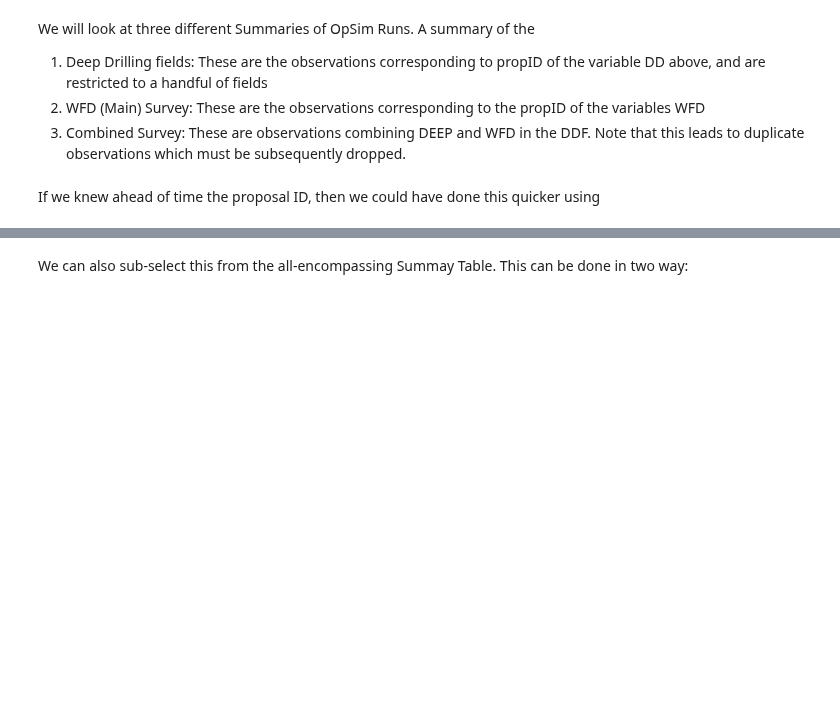
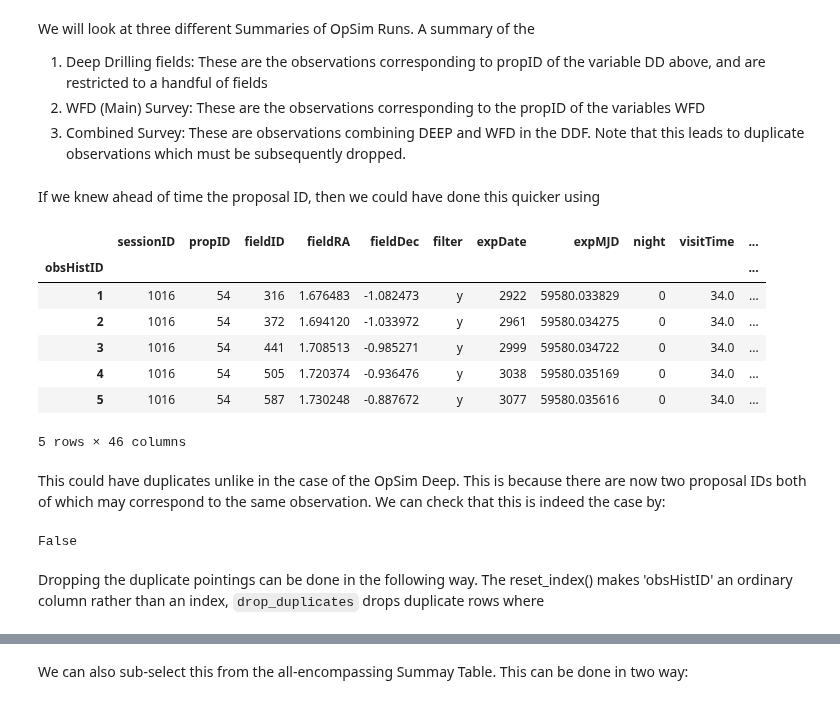
Before and after one commit to LSSTDESC/OpSimSummary, a Jupyter notebook: example/ExploringOpSimOutputs.ipynb, the cells around one changed output, grey strips where cells are left out. Saved outputs shown, nothing was run; the diff lists cells and outputs as text; code cells hidden in the pictures; blank space fills up the shorter version.

```diff
--- a/example/ExploringOpSimOutputs.ipynb
+++ b/example/ExploringOpSimOutputs.ipynb
@@ -69,5 +87,24 @@ We will look at three different Summaries of OpSim Runs. A summary of the
 If we knew ahead of time the proposal ID, then we could have done this quicker using
 # %%
 OpSim_combined = pd.read_sql_query('SELECT * FROM SUMMARY WHERE PROPID in ({0}, {1})'.format(DD, WFD), engine, index_col='obsHistID')
+# %%
+OpSim_combined.head()
+# %% [output]
+|  | sessionID | propID | fieldID | fieldRA | fieldDec | filter | expDate | expMJD | night | visitTime | ... |
+| obsHistID |  |  |  |  |  |  |  |  |  |  | ... |
+| 1 | 1016 | 54 | 316 | 1.676483 | -1.082473 | y | 2922 | 59580.033829 | 0 | 34.0 | ... |
+| 2 | 1016 | 54 | 372 | 1.694120 | -1.033972 | y | 2961 | 59580.034275 | 0 | 34.0 | ... |
+| 3 | 1016 | 54 | 441 | 1.708513 | -0.985271 | y | 2999 | 59580.034722 | 0 | 34.0 | ... |
+| 4 | 1016 | 54 | 505 | 1.720374 | -0.936476 | y | 3038 | 59580.035169 | 0 | 34.0 | ... |
+| 5 | 1016 | 54 | 587 | 1.730248 | -0.887672 | y | 3077 | 59580.035616 | 0 | 34.0 | ... |
+5 rows × 46 columns
+# %% [markdown]
+This could have duplicates unlike in the case of the OpSim Deep. This is because there are now two proposal IDs both of which may correspond to the same observation. We can check that this is indeed the case by:
+# %%
+len(OpSim_combined) == len(OpSim_combined.index.unique())
+# %% [output]
+False
+# %% [markdown]
+Dropping the duplicate pointings can be done in the following way. The reset_index() makes 'obsHistID' an ordinary column rather than an index, `drop_duplicates` drops duplicate rows where
 # %%
 OpSim_combined.reset_index().drop_duplicates(subset='obsHistID', inplace=True)
```
Also changed, not shown: parts of 21 cells of this notebook, 1 other file.
